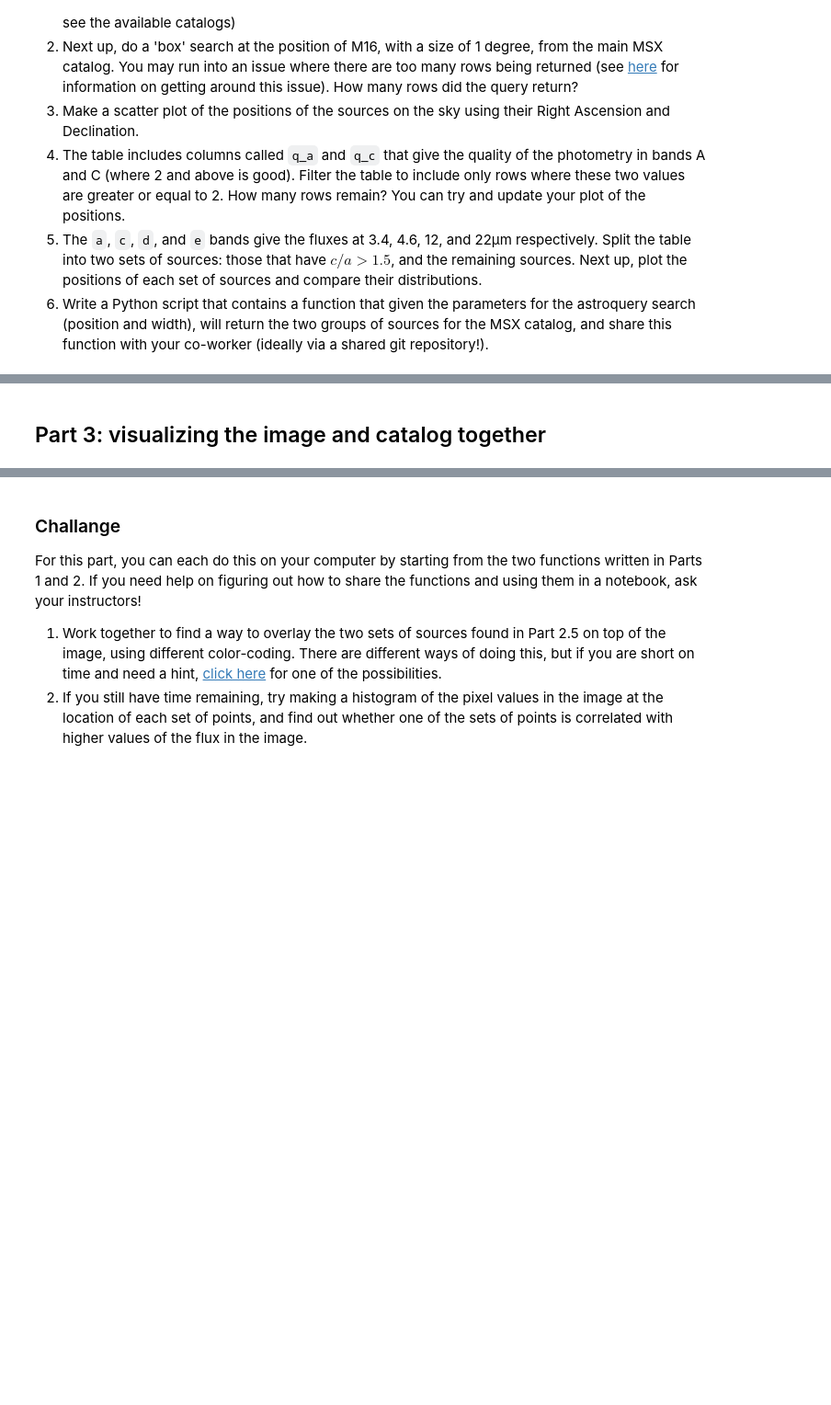
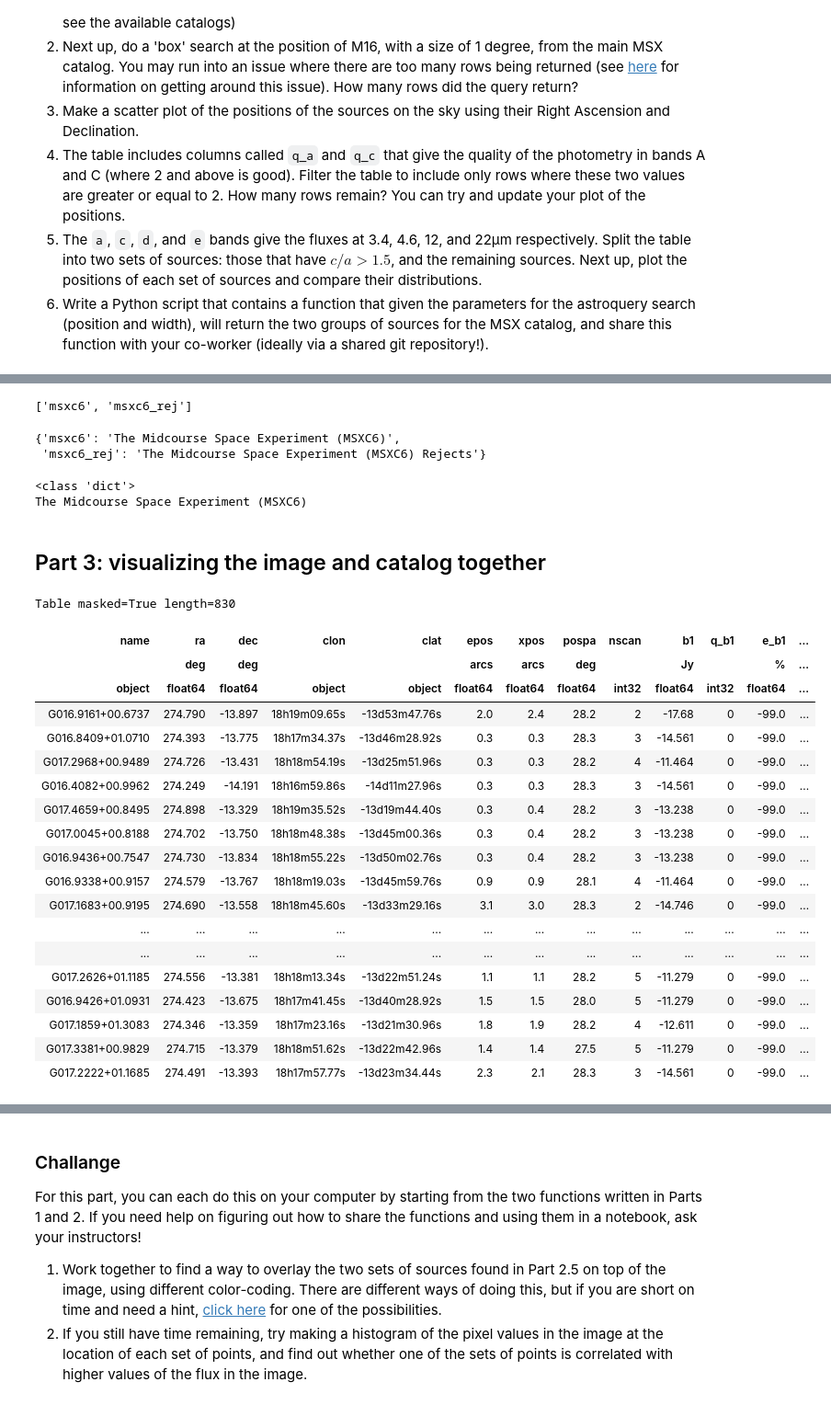
Before and after one commit to hinjue/rcsc18_lessons, a Jupyter notebook: 15-final-exercise/01-final-exercise.ipynb, the cells around one changed output, grey strips where cells are left out. Shown: that part at 92% size. Cells and saved outputs as stored; diff of their text form; code cells hidden in the pictures; blank space fills up the shorter version.

```diff
--- a/15-final-exercise/01-final-exercise.ipynb
+++ b/15-final-exercise/01-final-exercise.ipynb
@@ -36,2 +78,52 @@ The [astroquery](https://astroquery.readthedocs.io/en/latest/) package has an in
+# %%
+[k for k in keys if k.startswith('msx')]
+# %% [output]
+['msxc6', 'msxc6_rej']
+# %%
+{k: v for (k, v) in catalog.items() if k.startswith('msx')}
+# %% [output]
+{'msxc6': 'The Midcourse Space Experiment (MSXC6)',
+ 'msxc6_rej': 'The Midcourse Space Experiment (MSXC6) Rejects'}
+# %%
+from astroquery.irsa import Irsa
+import astropy.units as u
+
+Irsa.ROW_LIMIT = 1000
+
+catalog = Irsa.list_catalogs()
+print(type(catalog))
+keys = catalog.keys()
+print(catalog['msxc6'])
+msxCat = catalog['msxc6']
+#Irsa.query_region?
+#catalog[catalog=='MSX']
+# %% [output]
+<class 'dict'>
+The Midcourse Space Experiment (MSXC6)
+# %%
+result = Irsa.query_region('M16', catalog = "msxc6", spatial='Box', width = 1*u.deg)
 # %% [markdown]
 ## Part 3: visualizing the image and catalog together
+# %%
+result
+# %% [output]
+Table masked=True length=830
+| name | ra | dec | clon | clat | epos | xpos | pospa | nscan | b1 | q_b1 | e_b1 | ... |
+|  | deg | deg |  |  | arcs | arcs | deg |  | Jy |  | % | ... |
+| object | float64 | float64 | object | object | float64 | float64 | float64 | int32 | float64 | int32 | float64 | ... |
+| G016.9161+00.6737 | 274.790 | -13.897 | 18h19m09.65s | -13d53m47.76s | 2.0 | 2.4 | 28.2 | 2 | -17.68 | 0 | -99.0 | ... |
+| G016.8409+01.0710 | 274.393 | -13.775 | 18h17m34.37s | -13d46m28.92s | 0.3 | 0.3 | 28.3 | 3 | -14.561 | 0 | -99.0 | ... |
+| G017.2968+00.9489 | 274.726 | -13.431 | 18h18m54.19s | -13d25m51.96s | 0.3 | 0.3 | 28.2 | 4 | -11.464 | 0 | -99.0 | ... |
+| G016.4082+00.9962 | 274.249 | -14.191 | 18h16m59.86s | -14d11m27.96s | 0.3 | 0.3 | 28.3 | 3 | -14.561 | 0 | -99.0 | ... |
+| G017.4659+00.8495 | 274.898 | -13.329 | 18h19m35.52s | -13d19m44.40s | 0.3 | 0.4 | 28.2 | 3 | -13.238 | 0 | -99.0 | ... |
+| G017.0045+00.8188 | 274.702 | -13.750 | 18h18m48.38s | -13d45m00.36s | 0.3 | 0.4 | 28.2 | 3 | -13.238 | 0 | -99.0 | ... |
+| G016.9436+00.7547 | 274.730 | -13.834 | 18h18m55.22s | -13d50m02.76s | 0.3 | 0.4 | 28.2 | 3 | -13.238 | 0 | -99.0 | ... |
+| G016.9338+00.9157 | 274.579 | -13.767 | 18h18m19.03s | -13d45m59.76s | 0.9 | 0.9 | 28.1 | 4 | -11.464 | 0 | -99.0 | ... |
+| G017.1683+00.9195 | 274.690 | -13.558 | 18h18m45.60s | -13d33m29.16s | 3.1 | 3.0 | 28.3 | 2 | -14.746 | 0 | -99.0 | ... |
+| ... | ... | ... | ... | ... | ... | ... | ... | ... | ... | ... | ... | ... |
+| ... | ... | ... | ... | ... | ... | ... | ... | ... | ... | ... | ... | ... |
+| G017.2626+01.1185 | 274.556 | -13.381 | 18h18m13.34s | -13d22m51.24s | 1.1 | 1.1 | 28.2 | 5 | -11.279 | 0 | -99.0 | ... |
+| G016.9426+01.0931 | 274.423 | -13.675 | 18h17m41.45s | -13d40m28.92s | 1.5 | 1.5 | 28.0 | 5 | -11.279 | 0 | -99.0 | ... |
+| G017.1859+01.3083 | 274.346 | -13.359 | 18h17m23.16s | -13d21m30.96s | 1.8 | 1.9 | 28.2 | 4 | -12.611 | 0 | -99.0 | ... |
+| G017.3381+00.9829 | 274.715 | -13.379 | 18h18m51.62s | -13d22m42.96s | 1.4 | 1.4 | 27.5 | 5 | -11.279 | 0 | -99.0 | ... |
+| G017.2222+01.1685 | 274.491 | -13.393 | 18h17m57.77s | -13d23m34.44s | 2.3 | 2.1 | 28.3 | 3 | -14.561 | 0 | -99.0 | ... |
```
Also changed, not shown: parts of 7 cells of this notebook, 1 other file.
